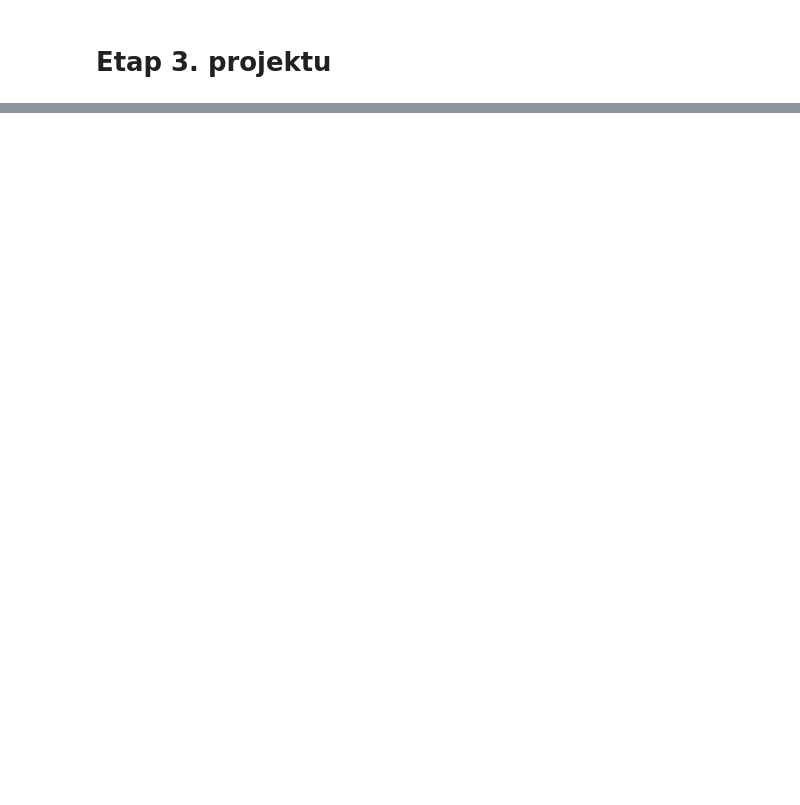
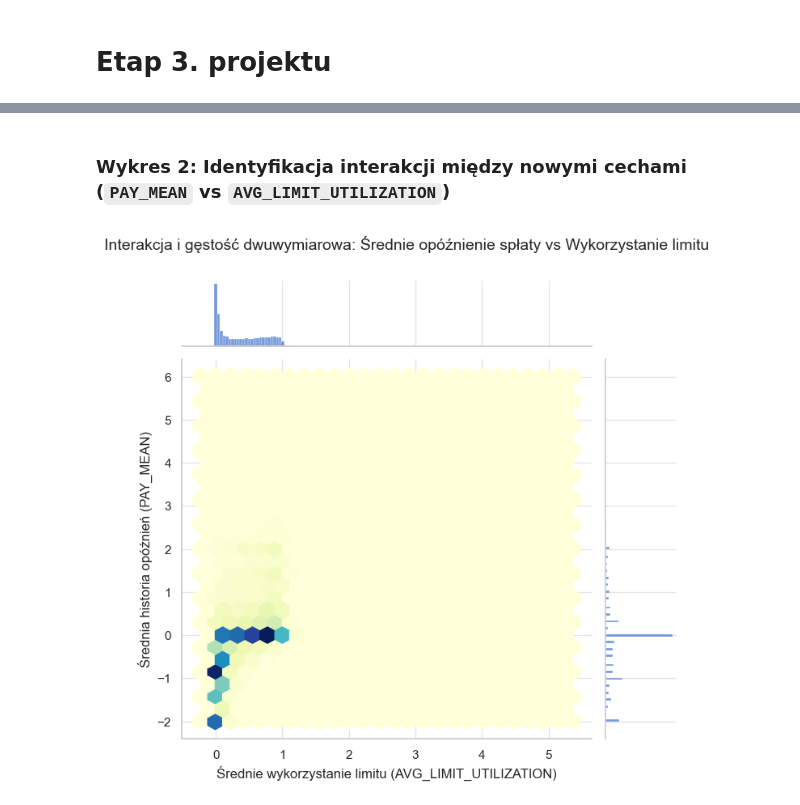
Before and after one commit to dawid200272/Eiwd_projekt, a Jupyter notebook: notebooks/EDA_analysis.ipynb, the cells around one changed output, grey strips where cells are left out. Drawn from its saved outputs; the diff is of its cells as text; code cells hidden in the pictures; blank space fills up the shorter version.

```diff
--- a/notebooks/EDA_analysis.ipynb
+++ b/notebooks/EDA_analysis.ipynb
@@ -948,0 +944,21 @@ Wprowadzenie nowej zmiennej syntetycznej `LIMIT_UTILIZATION` okazało się klucz
+# %% [markdown]
+### Wykres 2: Identyfikacja interakcji między nowymi cechami (`PAY_MEAN` vs `AVG_LIMIT_UTILIZATION`)
+# %%
+# Wykres rozrzutu z estymacją gęstości (jointplot) dla dwóch kluczowych agregatów behawioralnych
+g = sns.jointplot(
+    data=clustering_features,
+    x='AVG_LIMIT_UTILIZATION',
+    y='PAY_MEAN',
+    kind="hex", # Wykres sześcianów gęstości (hexbin) świetnie oddaje zagęszczenie mas punktowych
+    cmap="YlGnBu",
+    gridsize=25,
+    height=7
+)
+
+g.figure.subplots_adjust(top=0.9)
+g.figure.suptitle('Interakcja i gęstość dwuwymiarowa: Średnie opóźnienie spłaty vs Wykorzystanie limitu', fontsize=14)
+g.set_axis_labels('Średnie wykorzystanie limitu (AVG_LIMIT_UTILIZATION)', 'Średnia historia opóźnień (PAY_MEAN)', fontsize=12)
+
+plt.show()
+# %% [output]
+[figure, added]
```
Also changed, not shown: parts of 65 cells of this notebook.
